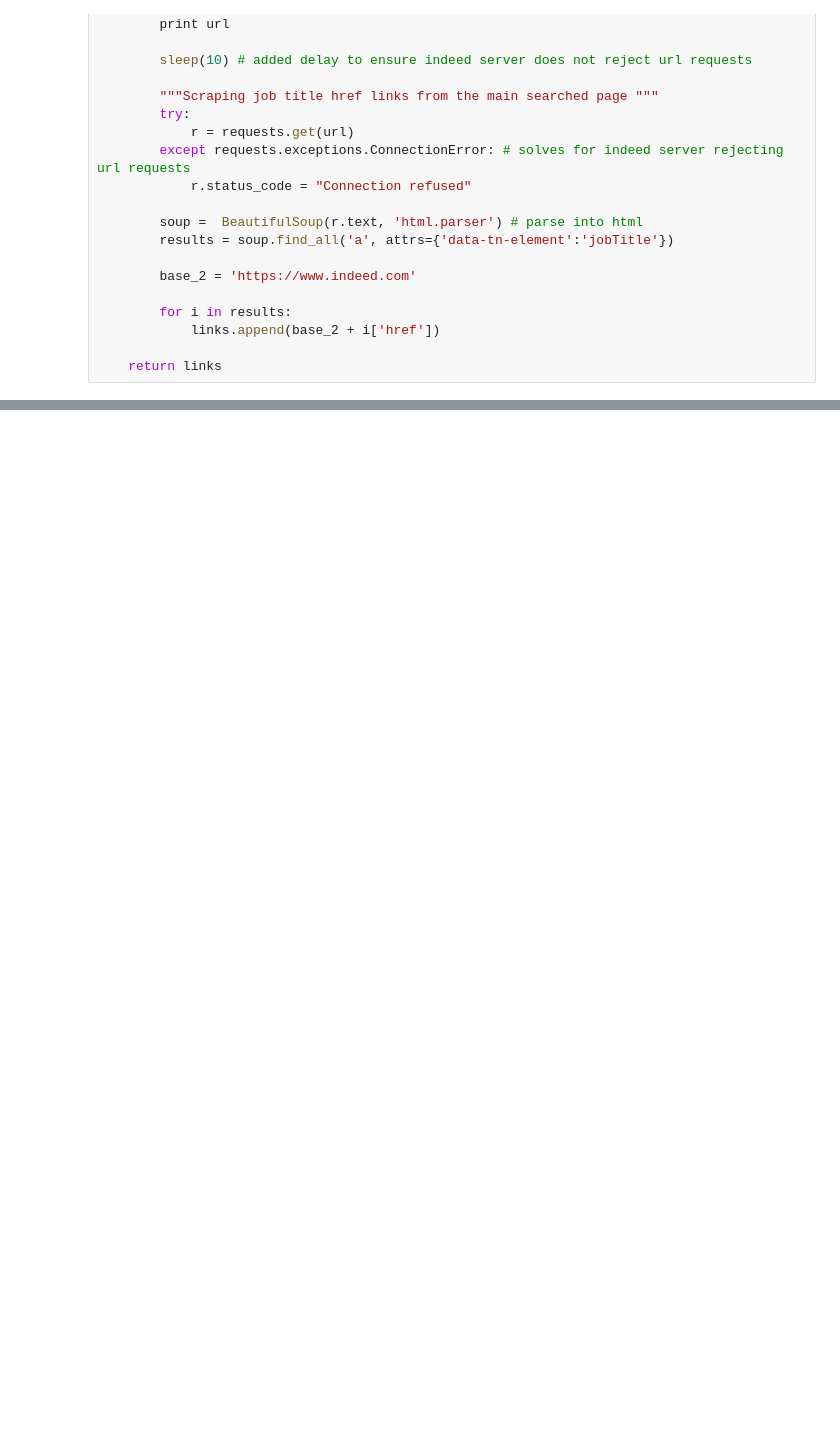
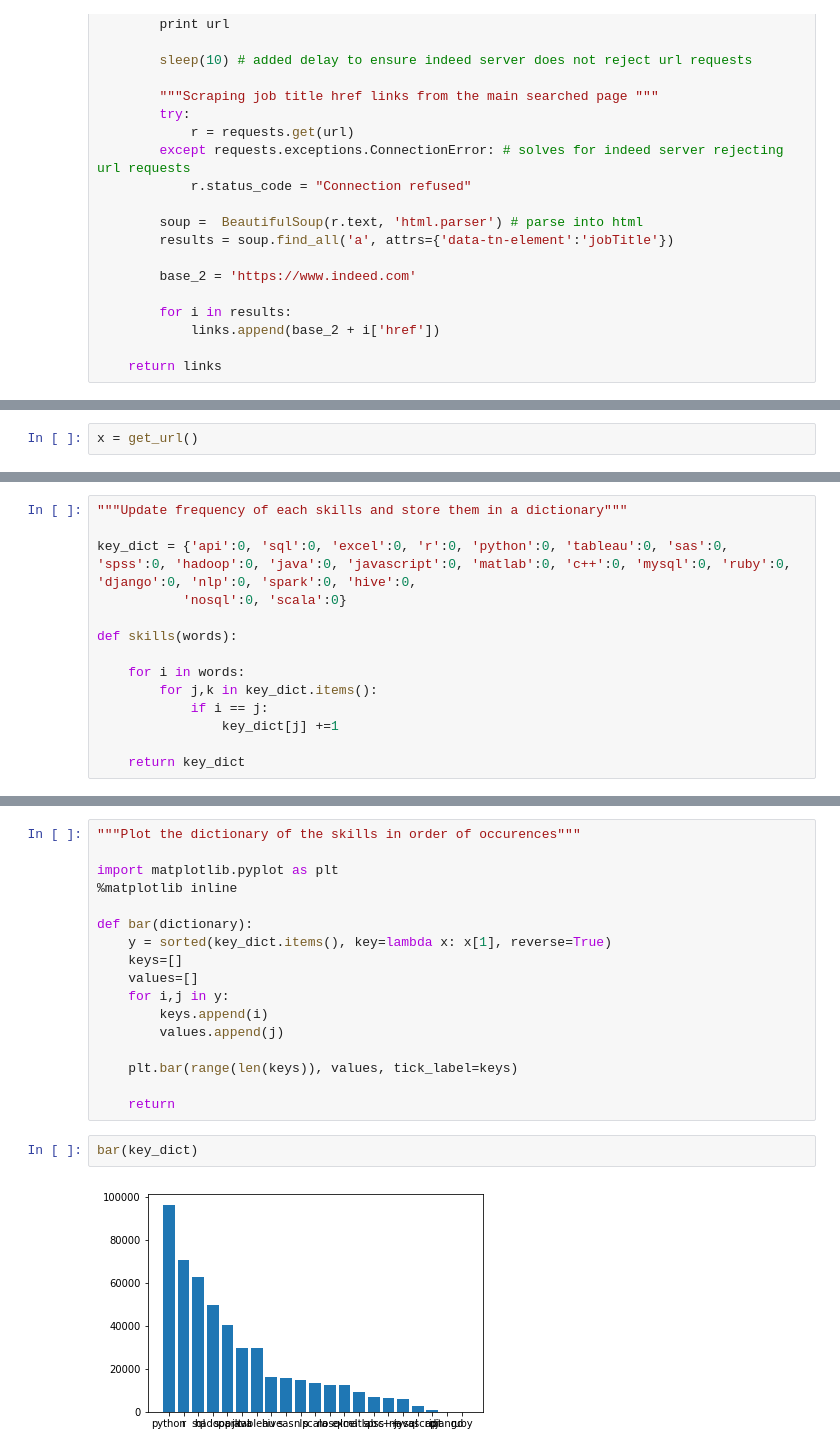
Before and after one commit to hanshenry90/web_scrape_indeed_jobs, a Jupyter notebook: task.ipynb, the cells around one changed output, grey strips where cells are left out. Cells and saved outputs as stored; diff of their text form; blank space fills up the shorter version.

```diff
--- a/task.ipynb
+++ b/task.ipynb
@@ -64,0 +40,2 @@ https://www.indeed.com/jobs?q=data+scientist&start=50
+# %%
+x = get_url()
@@ -68,0 +152,14 @@ print len(links)
+# %%
+"""Update frequency of each skills and store them in a dictionary"""
+
+key_dict = {'api':0, 'sql':0, 'excel':0, 'r':0, 'python':0, 'tableau':0, 'sas':0, 'spss':0, 'hadoop':0, 'java':0, 'javascript':0, 'matlab':0, 'c++':0, 'mysql':0, 'ruby':0, 'django':0, 'nlp':0, 'spark':0, 'hive':0,
+           'nosql':0, 'scala':0}
+
+def skills(words):
+
+    for i in words:
+        for j,k in key_dict.items():
+            if i == j:
+                key_dict[j] +=1
+
+    return key_dict
@@ -68,0 +186,21 @@ print len(links)
+# %%
+"""Plot the dictionary of the skills in order of occurences"""
+
+import matplotlib.pyplot as plt
+%matplotlib inline
+
+def bar(dictionary):
+    y = sorted(key_dict.items(), key=lambda x: x[1], reverse=True)
+    keys=[]
+    values=[]
+    for i,j in y:
+        keys.append(i)
+        values.append(j)
+
+    plt.bar(range(len(keys)), values, tick_label=keys)
+
+    return
+# %%
+bar(key_dict)
+# %% [output]
+[figure, added]
```
Also changed, not shown: parts of 9 cells of this notebook.
